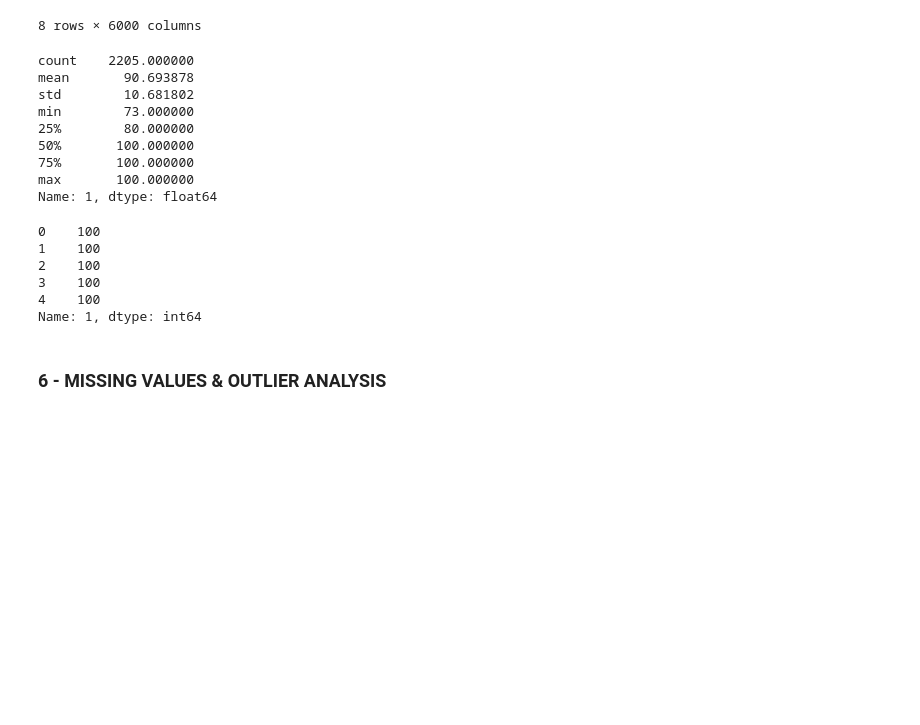
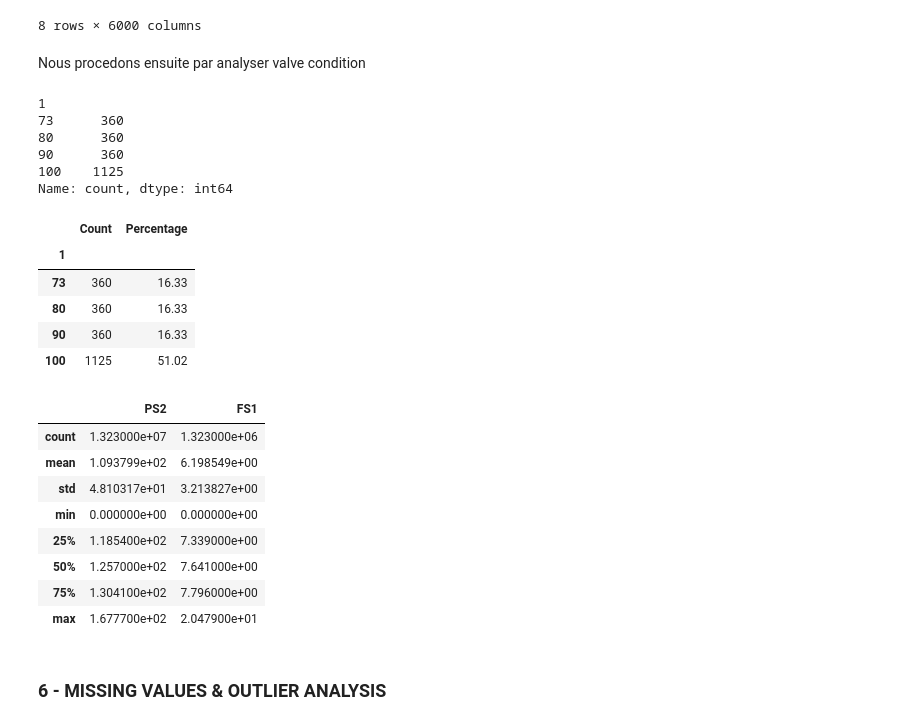
Before and after one commit to alex-05-20/ML_Project, a Jupyter notebook: project_ml.ipynb, the cells around one changed output. Cells and saved outputs as stored; diff of their text form; code cells hidden in the pictures; blank space fills up the shorter version.

Commit message:
data engineering

```diff
--- a/project_ml.ipynb
+++ b/project_ml.ipynb
@@ -93,26 +137,50 @@ ps2.describe()
 | 75% | 125.100000 | 125.100000 | 125.090000 | 124.830000 | 124.480000 | 124.270000 | 113.020000 | 71.297000 | 37.289000 | 29.266000 | ... | ... |
 | max | 165.480000 | 165.260000 | 165.530000 | 165.690000 | 160.570000 | 125.220000 | 117.390000 | 79.102000 | 44.617000 | 35.398000 | ... | ... |
 8 rows × 6000 columns
+# %% [markdown]
+Nous procedons ensuite par analyser valve condition
 # %%
-valve_condition.describe()
+valve_condition.value_counts().sort_index()
 # %% [output]
-count    2205.000000
-mean       90.693878
-std        10.681802
-min        73.000000
-25%        80.000000
-50%       100.000000
-75%       100.000000
-max       100.000000
-Name: 1, dtype: float64
+1
+73      360
+80      360
+90      360
+100    1125
+Name: count, dtype: int64
 # %%
-valve_condition.head(5)
+valve_distribution = pd.DataFrame({
+    "Count": valve_condition.value_counts().sort_index(),
+    "Percentage": valve_condition.value_counts(normalize=True)
+                                  .sort_index()
+                                  .mul(100)
+                                  .round(2)
+})
+
+valve_distribution
 # %% [output]
-0    100
-1    100
-2    100
-3    100
-4    100
-Name: 1, dtype: int64
+|  | Count | Percentage |
+| 1 |  |  |
+| 73 | 360 | 16.33 |
+| 80 | 360 | 16.33 |
+| 90 | 360 | 16.33 |
+| 100 | 1125 | 51.02 |
+# %%
+# Sensor summary for all the data in the dataset
+sensor_summary = pd.DataFrame({
+    "PS2": pd.Series(ps2.to_numpy().ravel()).describe(),
+    "FS1": pd.Series(fs1.to_numpy().ravel()).describe()
+})
+sensor_summary
+# %% [output]
+|  | PS2 | FS1 |
+| count | 1.323000e+07 | 1.323000e+06 |
+| mean | 1.093799e+02 | 6.198549e+00 |
+| std | 4.810317e+01 | 3.213827e+00 |
+| min | 0.000000e+00 | 0.000000e+00 |
+| 25% | 1.185400e+02 | 7.339000e+00 |
+| 50% | 1.257000e+02 | 7.641000e+00 |
+| 75% | 1.304100e+02 | 7.796000e+00 |
+| max | 1.677700e+02 | 2.047900e+01 |
 # %% [markdown]
 ### 6 - MISSING VALUES & OUTLIER ANALYSIS
```
Also changed, not shown: parts of 13 cells of this notebook.
